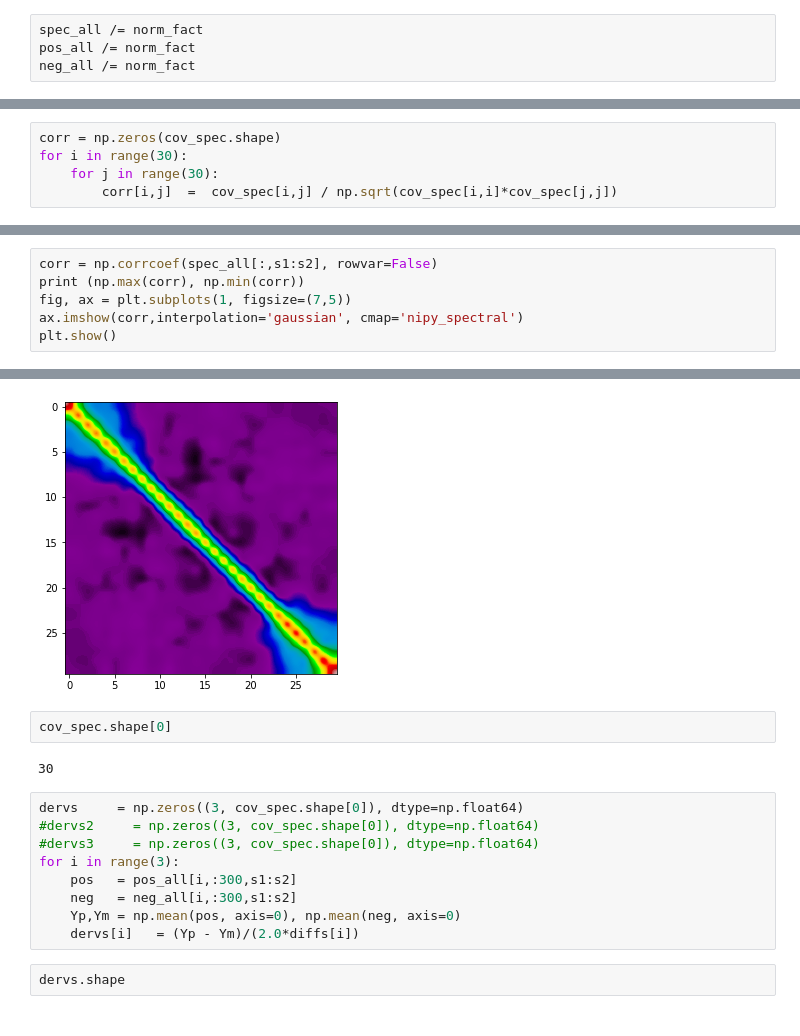
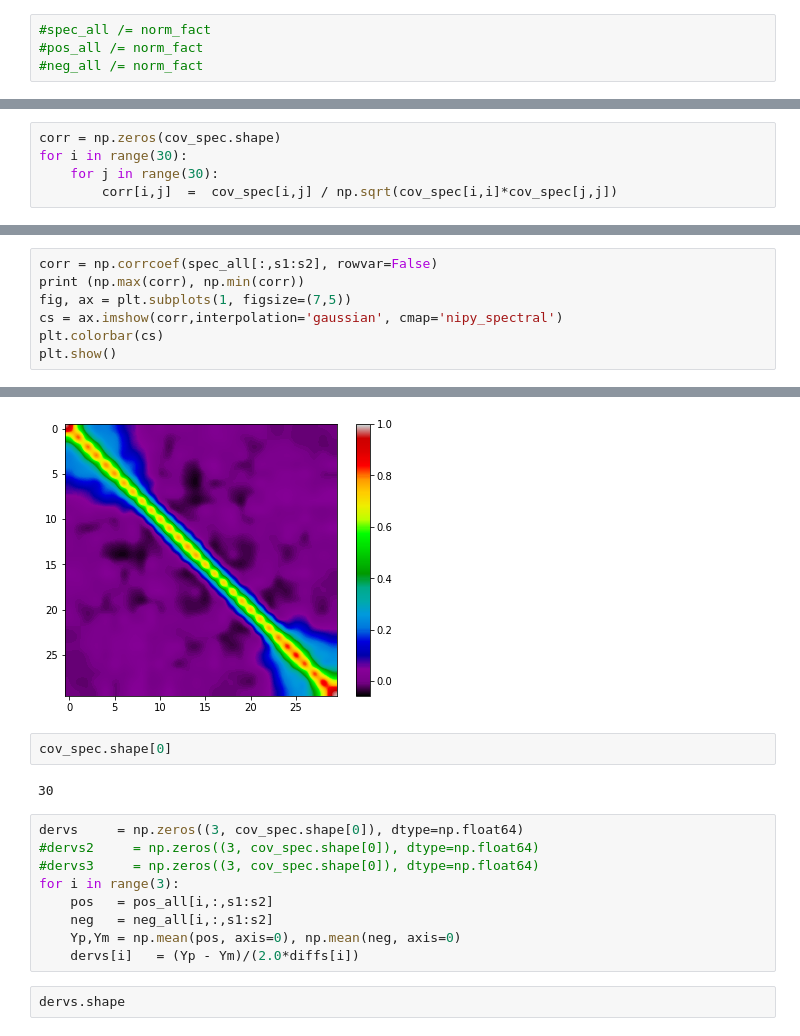
Before and after one commit to LBJ-Wade/fisher_wst, a Jupyter notebook: check_fisher_funcs.ipynb, the cells around one changed output, grey strips where cells are left out. Drawn from its saved outputs; the diff is of its cells as text.

```diff
--- a/check_fisher_funcs.ipynb
+++ b/check_fisher_funcs.ipynb
@@ -56,7 +52,7 @@ norm_fact
 # %%
-spec_all /= norm_fact
-pos_all /= norm_fact
-neg_all /= norm_fact
+#spec_all /= norm_fact
+#pos_all /= norm_fact
+#neg_all /= norm_fact
 # %%
 spec_all.shape
 # %% [output]
@@ -104,6 +100,7 @@ print (np.max(corr), np.min(corr))
 corr = np.corrcoef(spec_all[:,s1:s2], rowvar=False)
 print (np.max(corr), np.min(corr))
 fig, ax = plt.subplots(1, figsize=(7,5))
-ax.imshow(corr,interpolation='gaussian', cmap='nipy_spectral')
+cs = ax.imshow(corr,interpolation='gaussian', cmap='nipy_spectral')
+plt.colorbar(cs)
 plt.show()
 # %% [output]
@@ -111,4 +108,4 @@ plt.show()
-[figure, old version]
+[figure, new version]
 # %%
 cov_spec.shape[0]
 # %% [output]
@@ -118,8 +115,8 @@ dervs     = np.zeros((3, cov_spec.shape[0]), dtype=np.float64)
 #dervs2     = np.zeros((3, cov_spec.shape[0]), dtype=np.float64)
 #dervs3     = np.zeros((3, cov_spec.shape[0]), dtype=np.float64)
 for i in range(3):
-    pos   = pos_all[i,:300,s1:s2]
-    neg   = neg_all[i,:300,s1:s2]
+    pos   = pos_all[i,:,s1:s2]
+    neg   = neg_all[i,:,s1:s2]
     Yp,Ym = np.mean(pos, axis=0), np.mean(neg, axis=0)
     dervs[i]   = (Yp - Ym)/(2.0*diffs[i])
 # %%
```
Also changed, not shown: parts of 19 cells of this notebook.
